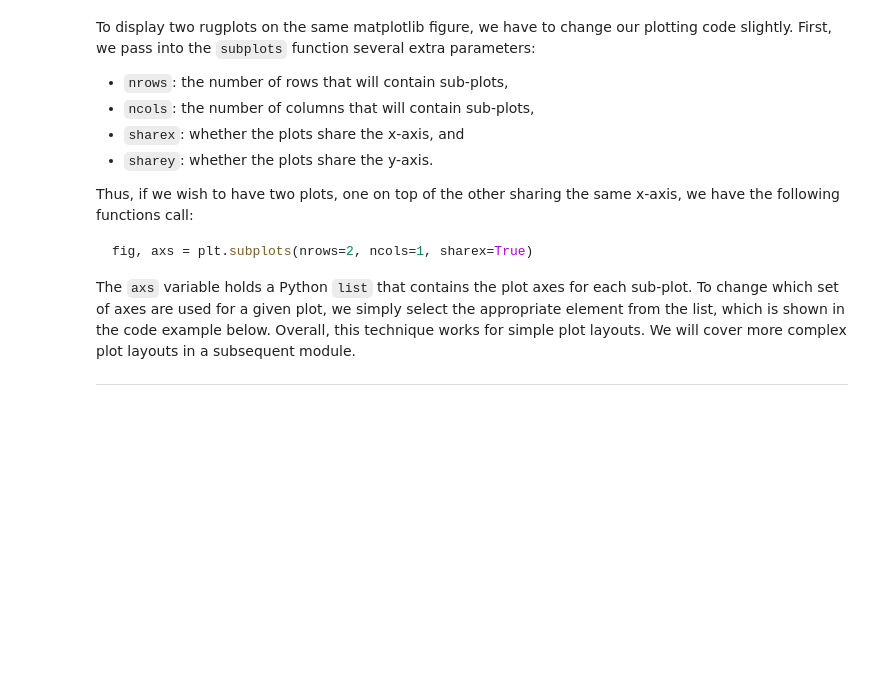
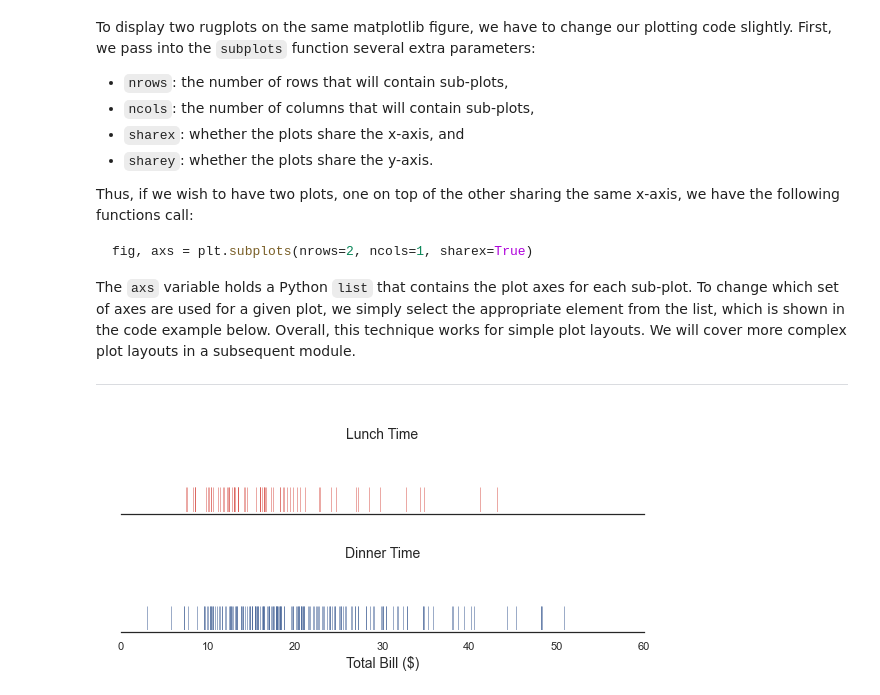
Before and after one commit to vblacklion/Data_Visualizations_with_Matplotlib_and_Seaborn, a Jupyter notebook: One Dimensional Data Visualizations.ipynb, the cells around one changed output. Drawn from its saved outputs; the diff is of its cells as text; code cells hidden in the pictures; blank space fills up the shorter version.

```diff
--- a/One Dimensional Data Visualizations.ipynb
+++ b/One Dimensional Data Visualizations.ipynb
@@ -121,3 +126,36 @@ fig, axs = plt.subplots(nrows=2, ncols=1, sharex=True)
 The `axs` variable holds a Python `list` that contains the plot axes for each sub-plot. To change which set of axes are used for a given plot, we simply select the appropriate element from the list, which is shown in the code example below. Overall, this technique works for simple plot layouts.  We will cover more complex plot layouts in a subsequent module.
 
 -----
+# %%
+#create 2 dataset for plotting, one for lunch, one for dinner
+data_lunch = tips[tips.time == 'Lunch']
+data_dinner = tips[tips.time == 'Dinner']
+# %%
+# Define the plot layout
+fig, axs = plt.subplots(figsize=(10, 4.0), nrows=2, ncols=1, sharex=True)
+
+# Rugplot for total_bill, with set rug height, thickness, and color
+# Rugplot for lunch total bill
+sns.rugplot(ax = axs[0], x=data_lunch['total_bill'], height=0.25, lw=0.5, c = sns.xkcd_rgb["pale red"])
+# No y-axis
+axs[0].set_yticks([])
+# Define x-axis limits and label
+axs[0].set_xlim(-2, 62)
+# Annotate the plot
+axs[0].text(30, 0.05, 'Lunch Time', ha='center', fontsize=14)
+# Clean up each plot
+sns.despine(ax=axs[0], left=True, offset=2, trim=True)
+
+# Rugplot for dinner total_bill
+sns.rugplot(ax = axs[1], x=data_dinner['total_bill'], height=0.25, lw=0.5, c = sns.xkcd_rgb["denim blue"])
+# No y-axis
+axs[1].set_yticks([])
+# Define x-axis limits and label
+axs[1].set_xlim(-2, 62)
+axs[1].set_xlabel('Total Bill (\$)', fontsize=14)
+# Annotate the plot
+axs[1].text(30, 0.05, 'Dinner Time', ha='center', fontsize=14)
+# Clean up each plot
+sns.despine(ax=axs[1], left=True, offset=2, trim=True)
+# %% [output]
+[figure, added]
```
Also changed, not shown: parts of 38 cells of this notebook, 1 other file.
